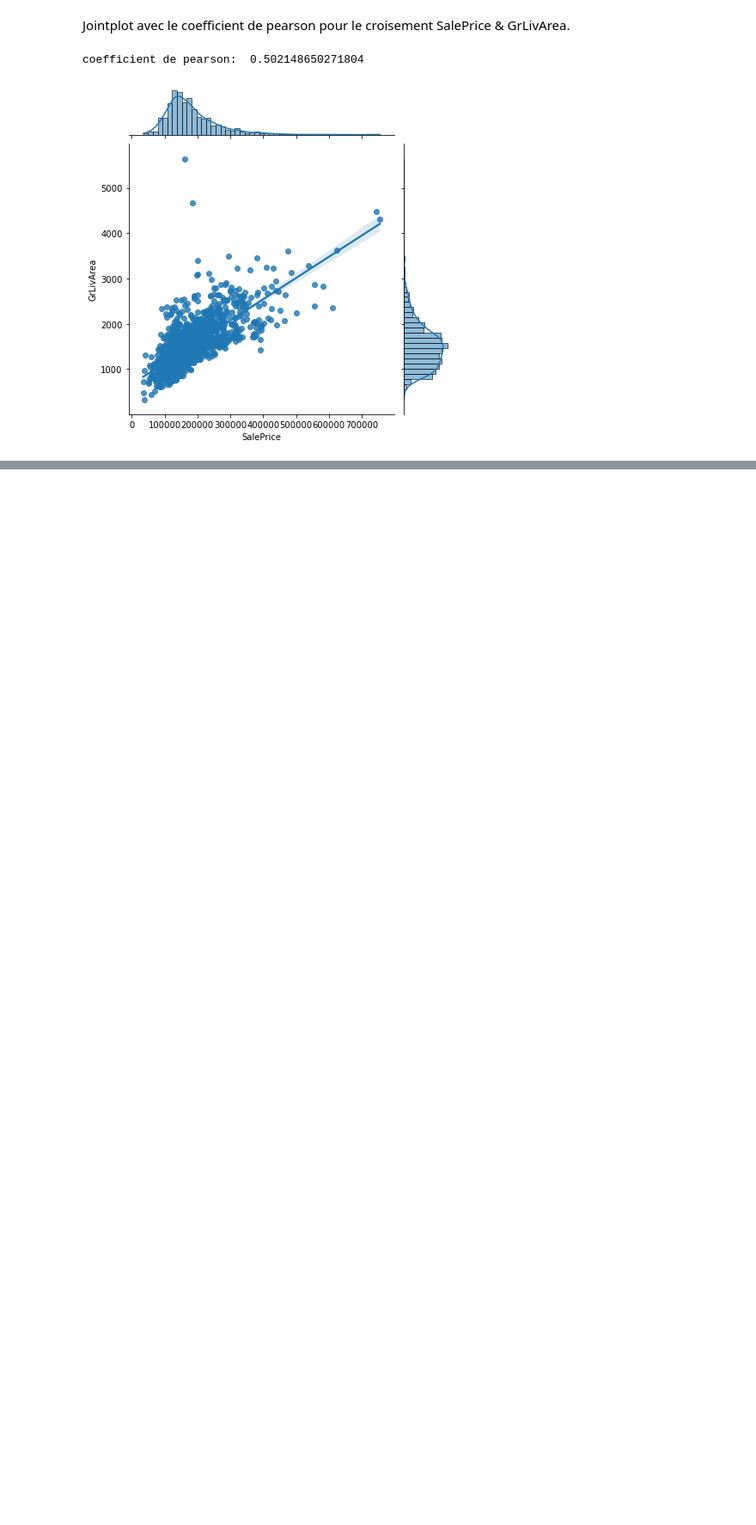
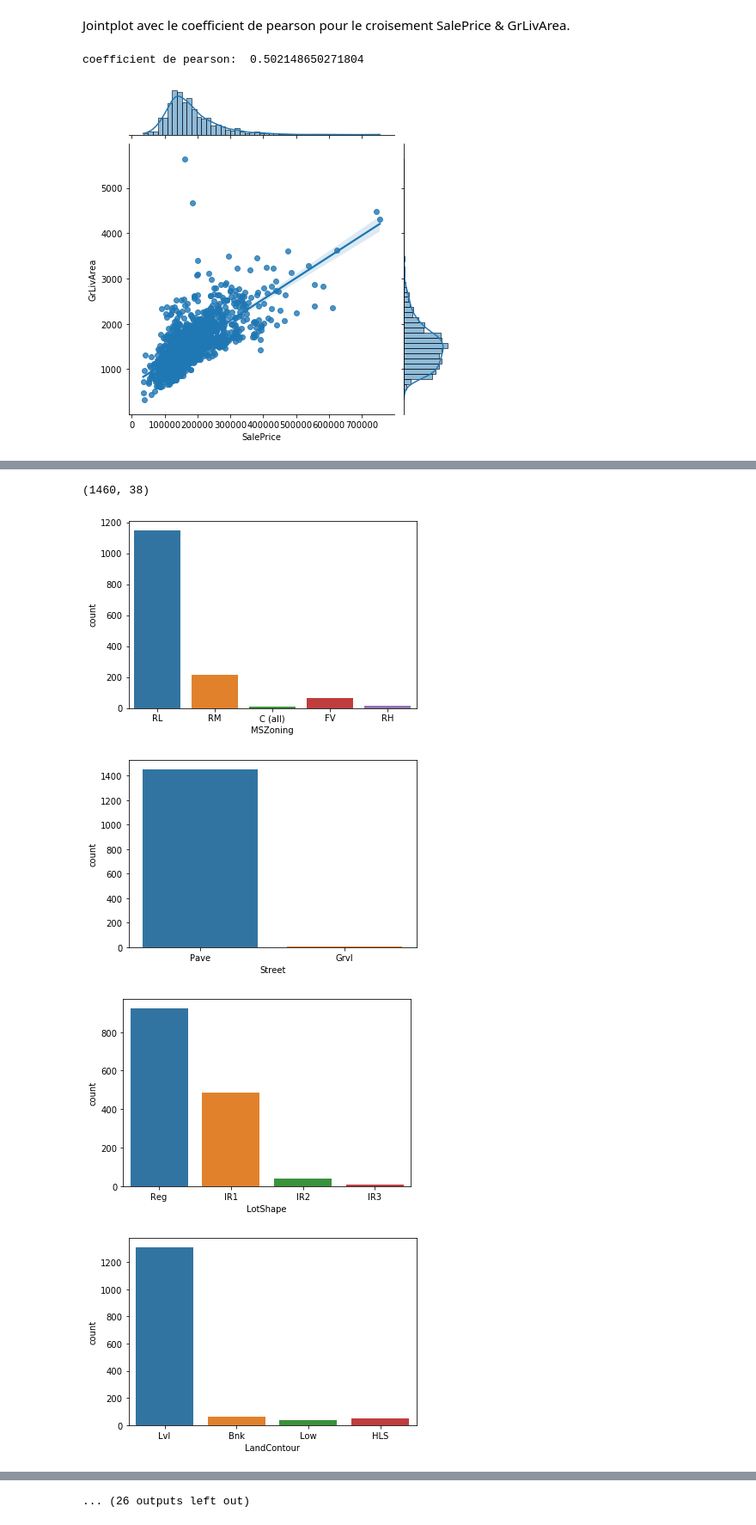
Before and after one commit to camillesauer/eda_maison, a Jupyter notebook: eda_maison.ipynb, the cells around one changed output, grey strips where cells are left out. Shown at 86% size. Drawn from its saved outputs; the diff is of its cells as text; code cells hidden in the pictures; blank space fills up the shorter version.

```diff
--- a/eda_maison.ipynb
+++ b/eda_maison.ipynb
@@ -196,0 +216,15 @@ coefficient de pearson:  0.502148650271804
+# %%
+s_object = df_house.select_dtypes(include='object')
+s_object.shape
+# %% [output]
+(1460, 38)
+# %%
+# f, axes = plt.subplots(9,5,figsize=(20,20), sharex=True)
+for col in s_object.columns:
+    sns.countplot(x=s_object[col])
+    plt.show()
+# %% [output]
+[figure, added]
+[figure, added]
+[figure, added]
+[figure, added]
@@ -196,0 +239 @@ coefficient de pearson:  0.502148650271804
+... (26 outputs left out)
```
Also changed, not shown: parts of 16 cells of this notebook.
